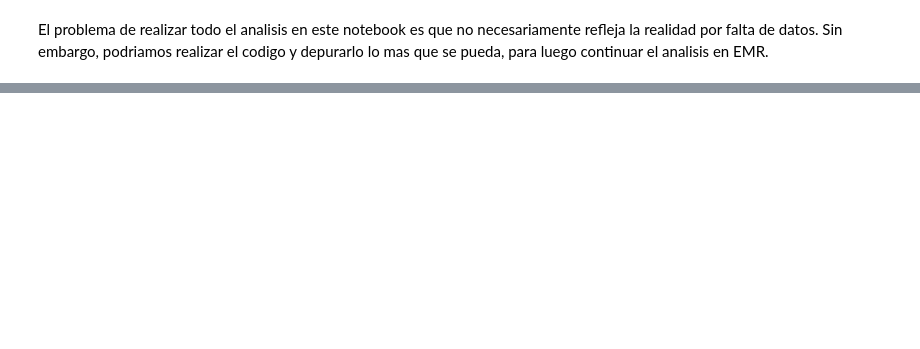
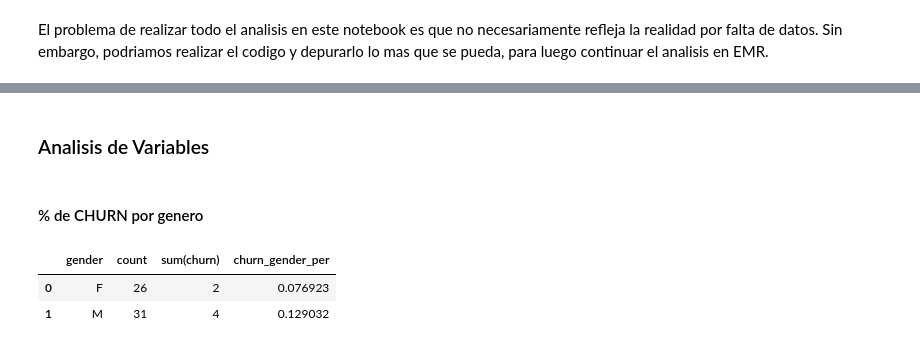
Before and after one commit to IEXE-Tec/computo-datos-masivos, a Jupyter notebook: 04_emr_pyspark.ipynb, the cells around one changed output, grey strips where cells are left out. Cells and saved outputs as stored; diff of their text form; code cells hidden in the pictures; blank space fills up the shorter version.

```diff
--- a/04_emr_pyspark.ipynb
+++ b/04_emr_pyspark.ipynb
@@ -599,0 +689,18 @@ El problema de realizar todo el analisis en este notebook es que no necesariamen
+# %% [markdown]
+### Analisis de Variables
+# %% [markdown]
+#### % de CHURN por genero
+# %%
+gender = df.select('userId', 'gender').dropDuplicates().groupby(['gender']
+                                                      ).count().toPandas()
+
+churn_genero = df.where(df.churn == 1).dropDuplicates()
+churn_genero = churn_genero.groupby(["gender"]).agg(sum('churn')).toPandas()
+
+churn_genero = gender.merge(churn_genero, on = 'gender')
+churn_genero['churn_gender_per'] = churn_genero['sum(churn)']/churn_genero['count']
+churn_genero
+# %% [output]
+|  | gender | count | sum(churn) | churn_gender_per |
+| 0 | F | 26 | 2 | 0.076923 |
+| 1 | M | 31 | 4 | 0.129032 |
```
Also changed, not shown: parts of 32 cells of this notebook.
